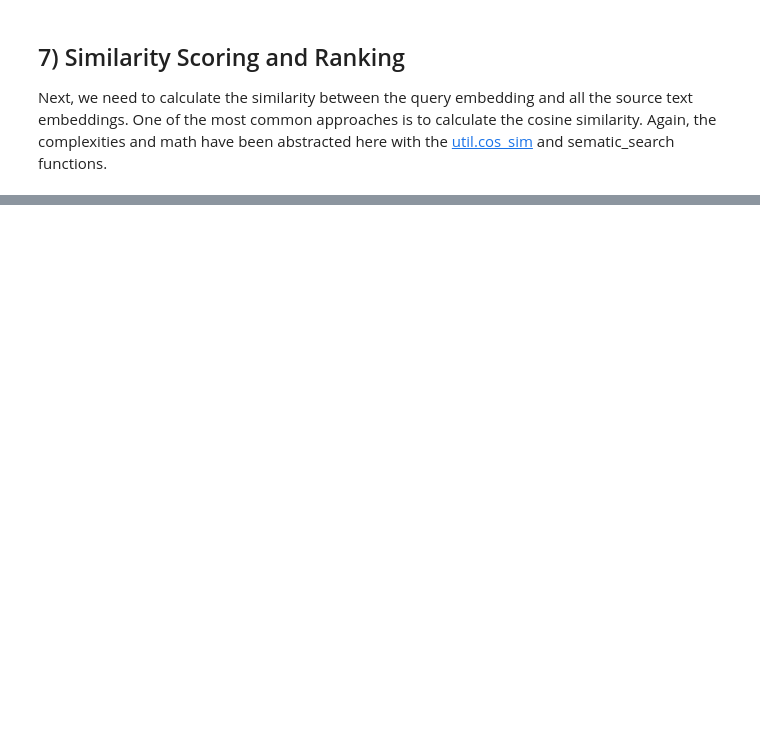
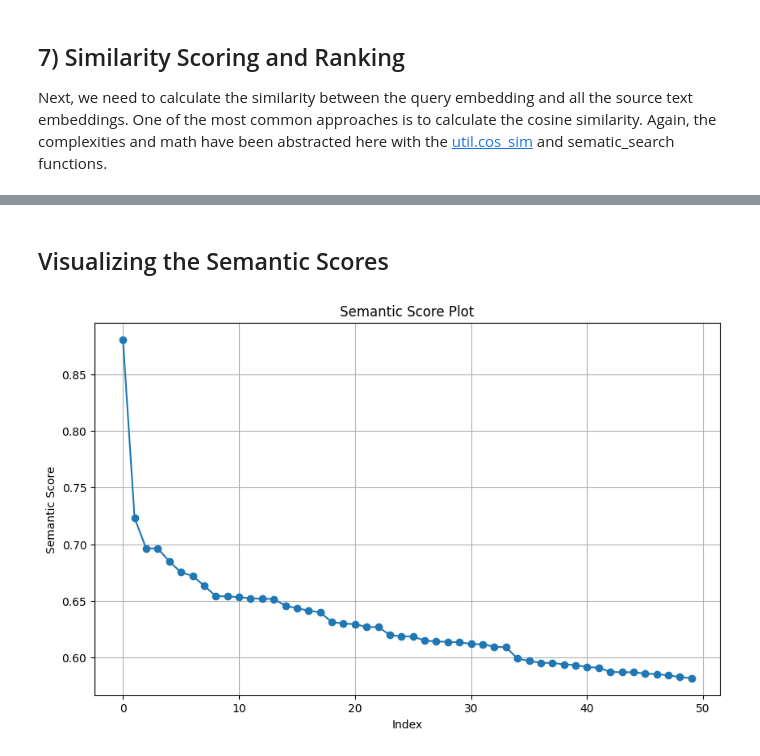
Before and after one commit to simpsonry1620/uspto-demo, a Jupyter notebook: code/smart_doc_retrieval_uspto.ipynb, the cells around one changed output, grey strips where cells are left out. Saved outputs shown, nothing was run; the diff lists cells and outputs as text; code cells hidden in the pictures; blank space fills up the shorter version.

```diff
--- a/code/smart_doc_retrieval_uspto.ipynb
+++ b/code/smart_doc_retrieval_uspto.ipynb
@@ -349,4 +331,0 @@ cross_model = CrossEncoder(smart_search.cross_encoder_models[0])
-# %%
-%%time
-# Calculate the cross-encoder scores and assign scores to dataframe column
-topk_df['score'] = [cross_model.predict([query_string,msg]) for msg in topk_df.Abstract]
@@ -356,3 +331,0 @@ Wall time: 374 ms
-# %%
-# Sort the dataframe based on descending score
-topk_df = topk_df.sort_values('score',ascending=False).reset_index()
@@ -504,0 +332,6 @@ Synonym matches: {('detected', 'detect'), ('includes', 'include')}
+# %% [markdown]
+## Visualizing the Semantic Scores
+# %%
+plot_scores(topk_df)
+# %% [output]
+[figure, added]
```
Also changed, not shown: parts of 35 cells of this notebook, 1 other file.
